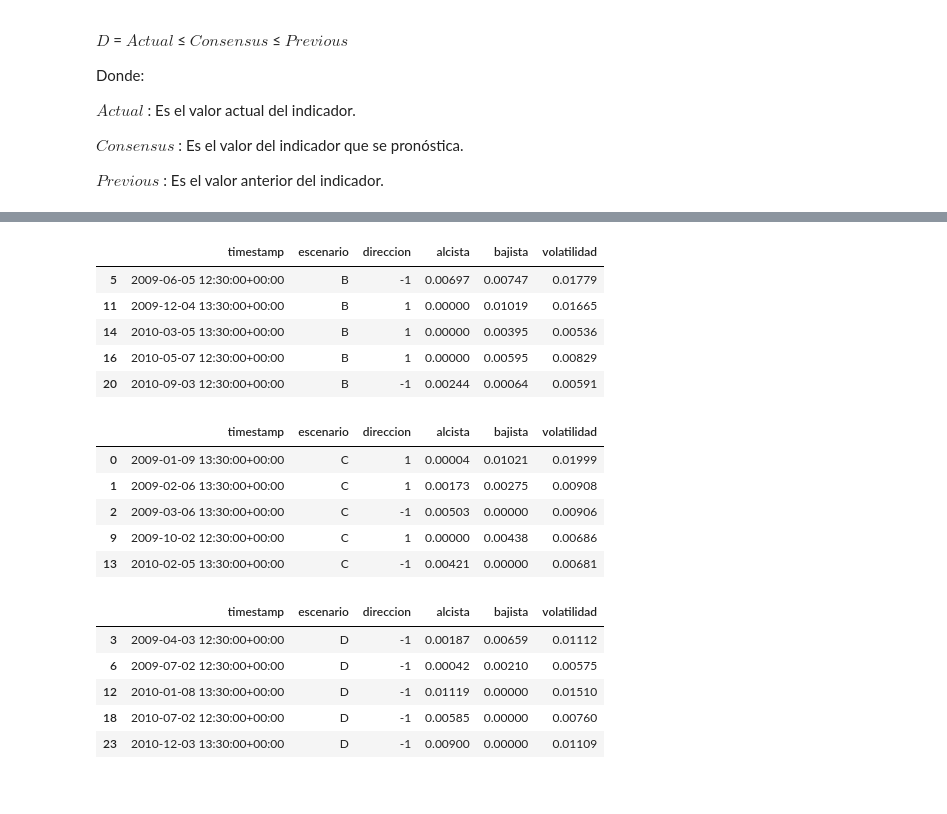
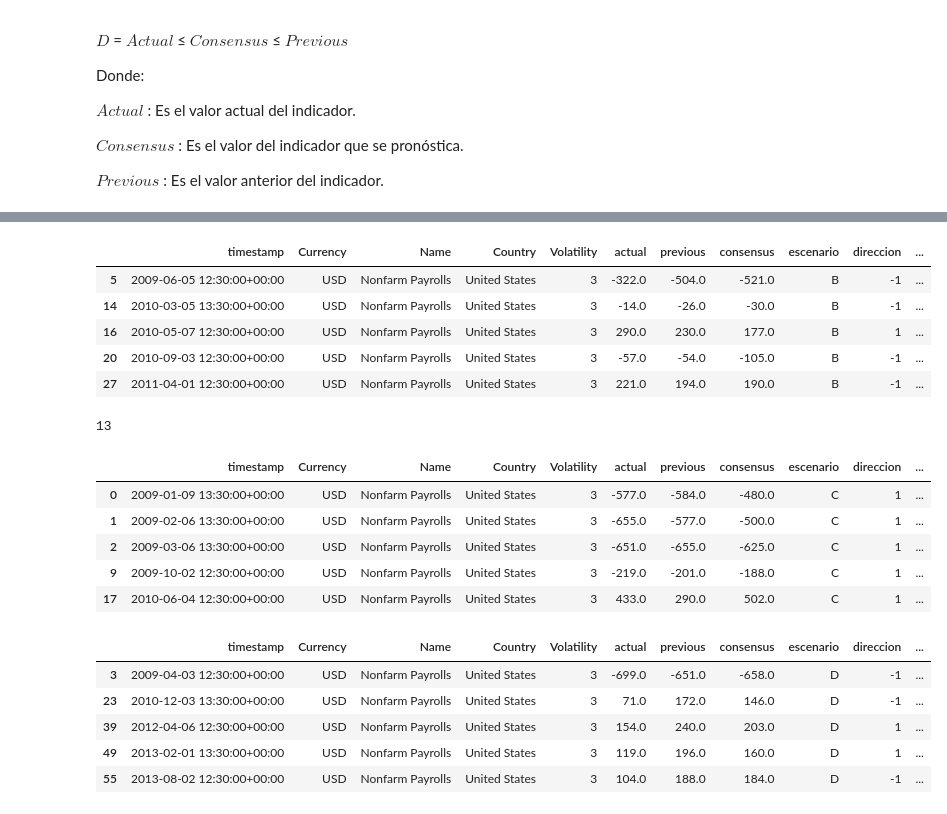
Before and after one commit to jocelynmedel/MyST_ProyectoFinal, a Jupyter notebook: ProyectoFinal-MAJ.ipynb, the cells around one changed output, grey strips where cells are left out. Cells and saved outputs as stored; diff of their text form; code cells hidden in the pictures.

```diff
--- a/ProyectoFinal-MAJ.ipynb
+++ b/ProyectoFinal-MAJ.ipynb
@@ -19,6 +19,7 @@ Diseñar una estrategia de trading con base a la reacción del precio ante el co
 # %%
 #Importar librerias
 import pandas as pd
+pd.options.display.max_rows = None
 import math
 import pandas as pd
 import numpy as np
@@ -57,6 +58,7 @@ Nonfarm = data.loc[data["Name"] == "Nonfarm Payrolls"].reset_index(drop=True) #R
 Nonfarm.consensus.fillna(Nonfarm.previous, inplace=True) #Formar Dataframe
 Nonfarm["timestamp"] = pd.to_datetime(Nonfarm["timestamp"])
 Nonfarm["timestamp"] = Nonfarm["timestamp"].dt.tz_localize('GMT')
+Nonfarm= Nonfarm.reset_index(drop= True)
 # %% [markdown]
 ### Escenarios del indicador
 
@@ -164,24 +146,27 @@ Nonfarmper
 # %%
 def escenarios(x,y,z):
     dire = lambda x: 1 if x.iloc[int(len(x)/2)]["close"] <= x.iloc[int(len(x)/2)]["open"]  else -1
-    alc = lambda x: x.iloc[int(len(x)/2):,1].max()-x.iloc[int(len(x)/2),1]
-    baj = lambda x: x.iloc[int(len(x)/2),1] - x.iloc[int(len(x)/2):,1].min()
+    alc = lambda x: (x.iloc[int(len(x)/2):,1].max()-x.iloc[int(len(x)/2),1])*10000
+    baj = lambda x: (x.iloc[int(len(x)/2),1] - x.iloc[int(len(x)/2):,1].min())*10000
     vol = lambda x: x["high"].max() - x["low"].min()
 
     direccion = [dire(i.reset_index(drop=True)) for i in y]
     alcista = [alc(i.reset_index(drop=True)) for i in y]
     bajista = [baj(i.reset_index(drop=True)) for i in y]
     volatilidad = [vol(i) for i in y]
+
     x = x[x["timestamp"].isin(z)]
     x["direccion"] = direccion
     x["alcista"] = alcista
     x["bajista"] = bajista
     x["volatilidad"] = volatilidad
 
+
+
     return x
 # %%
-df_escenarios = escenarios(Nonfarm,Nonfarmper,Nonfarmt)
-df_escenarios= df_escenarios[["timestamp","escenario","direccion","alcista", "bajista", "volatilidad"]]
+df = escenarios(Nonfarm,Nonfarmper,Nonfarmt)
+df_escenarios= df[["timestamp","escenario","direccion","alcista", "bajista", "volatilidad" ]].reset_index(drop= True)
 df_escenarios.head()
 # %% [output]
 |  | timestamp | escenario | direccion | alcista | bajista | volatilidad |
@@ -215,22 +209,31 @@ kl
 # %%
-B = df_escenarios.loc[:,"escenario"] == 'B'
-df_B = df_escenarios.loc[B]
+B = df.loc[:,"escenario"] == 'B'
+df_B = df.loc[B]
 df_B.head()
 # %% [output]
-|  | timestamp | escenario | direccion | alcista | bajista | volatilidad |
-| 5 | 2009-06-05 12:30:00+00:00 | B | -1 | 0.00697 | 0.00747 | 0.01779 |
-| 11 | 2009-12-04 13:30:00+00:00 | B | 1 | 0.00000 | 0.01019 | 0.01665 |
-| 14 | 2010-03-05 13:30:00+00:00 | B | 1 | 0.00000 | 0.00395 | 0.00536 |
-| 16 | 2010-05-07 12:30:00+00:00 | B | 1 | 0.00000 | 0.00595 | 0.00829 |
-| 20 | 2010-09-03 12:30:00+00:00 | B | -1 | 0.00244 | 0.00064 | 0.00591 |
+|  | timestamp | Currency | Name | Country | Volatility | actual | previous | consensus | escenario | direccion | ... |
+| 5 | 2009-06-05 12:30:00+00:00 | USD | Nonfarm Payrolls | United States | 3 | -322.0 | -504.0 | -521.0 | B | -1 | ... |
+| 14 | 2010-03-05 13:30:00+00:00 | USD | Nonfarm Payrolls | United States | 3 | -14.0 | -26.0 | -30.0 | B | -1 | ... |
+| 16 | 2010-05-07 12:30:00+00:00 | USD | Nonfarm Payrolls | United States | 3 | 290.0 | 230.0 | 177.0 | B | 1 | ... |
+| 20 | 2010-09-03 12:30:00+00:00 | USD | Nonfarm Payrolls | United States | 3 | -57.0 | -54.0 | -105.0 | B | -1 | ... |
+| 27 | 2011-04-01 12:30:00+00:00 | USD | Nonfarm Payrolls | United States | 3 | 221.0 | 194.0 | 190.0 | B | -1 | ... |
+# %%
+b=list(df_B["direccion"]).count(1)
+promalc_B_m= (df_B["alcista"].min())*1.15
+promalc_B_M= (df_B["alcista"].max())*.85
+prombaj_B_m= (df_B["bajista"].min())*1.15
+prombaj_B_M= (df_B["bajista"].max())*.85
+b
+# %% [output]
+13
 # %%
-C = df_escenarios.loc[:,"escenario"] == 'C'
-df_C = df_escenarios.loc[C]
+C = df.loc[:,"escenario"] == 'C'
+df_C = df.loc[C]
 df_C.head()
 # %% [output]
-|  | timestamp | escenario | direccion | alcista | bajista | volatilidad |
-| 0 | 2009-01-09 13:30:00+00:00 | C | 1 | 0.00004 | 0.01021 | 0.01999 |
-| 1 | 2009-02-06 13:30:00+00:00 | C | 1 | 0.00173 | 0.00275 | 0.00908 |
-| 2 | 2009-03-06 13:30:00+00:00 | C | -1 | 0.00503 | 0.00000 | 0.00906 |
-| 9 | 2009-10-02 12:30:00+00:00 | C | 1 | 0.00000 | 0.00438 | 0.00686 |
-| 13 | 2010-02-05 13:30:00+00:00 | C | -1 | 0.00421 | 0.00000 | 0.00681 |
+|  | timestamp | Currency | Name | Country | Volatility | actual | previous | consensus | escenario | direccion | ... |
+| 0 | 2009-01-09 13:30:00+00:00 | USD | Nonfarm Payrolls | United States | 3 | -577.0 | -584.0 | -480.0 | C | 1 | ... |
+| 1 | 2009-02-06 13:30:00+00:00 | USD | Nonfarm Payrolls | United States | 3 | -655.0 | -577.0 | -500.0 | C | 1 | ... |
+| 2 | 2009-03-06 13:30:00+00:00 | USD | Nonfarm Payrolls | United States | 3 | -651.0 | -655.0 | -625.0 | C | 1 | ... |
+| 9 | 2009-10-02 12:30:00+00:00 | USD | Nonfarm Payrolls | United States | 3 | -219.0 | -201.0 | -188.0 | C | 1 | ... |
+| 17 | 2010-06-04 12:30:00+00:00 | USD | Nonfarm Payrolls | United States | 3 | 433.0 | 290.0 | 502.0 | C | 1 | ... |
@@ -237,11 +246,11 @@ df_C.head()
 # %%
-D = df_escenarios.loc[:,"escenario"] == 'D'
-df_D = df_escenarios.loc[D]
+D = df.loc[:,"escenario"] == 'D'
+df_D = df.loc[D]
 df_D.head()
 # %% [output]
-|  | timestamp | escenario | direccion | alcista | bajista | volatilidad |
-| 3 | 2009-04-03 12:30:00+00:00 | D | -1 | 0.00187 | 0.00659 | 0.01112 |
-| 6 | 2009-07-02 12:30:00+00:00 | D | -1 | 0.00042 | 0.00210 | 0.00575 |
-| 12 | 2010-01-08 13:30:00+00:00 | D | -1 | 0.01119 | 0.00000 | 0.01510 |
-| 18 | 2010-07-02 12:30:00+00:00 | D | -1 | 0.00585 | 0.00000 | 0.00760 |
-| 23 | 2010-12-03 13:30:00+00:00 | D | -1 | 0.00900 | 0.00000 | 0.01109 |
+|  | timestamp | Currency | Name | Country | Volatility | actual | previous | consensus | escenario | direccion | ... |
+| 3 | 2009-04-03 12:30:00+00:00 | USD | Nonfarm Payrolls | United States | 3 | -699.0 | -651.0 | -658.0 | D | -1 | ... |
+| 23 | 2010-12-03 13:30:00+00:00 | USD | Nonfarm Payrolls | United States | 3 | 71.0 | 172.0 | 146.0 | D | -1 | ... |
+| 39 | 2012-04-06 12:30:00+00:00 | USD | Nonfarm Payrolls | United States | 3 | 154.0 | 240.0 | 203.0 | D | 1 | ... |
+| 49 | 2013-02-01 13:30:00+00:00 | USD | Nonfarm Payrolls | United States | 3 | 119.0 | 196.0 | 160.0 | D | 1 | ... |
+| 55 | 2013-08-02 12:30:00+00:00 | USD | Nonfarm Payrolls | United States | 3 | 104.0 | 188.0 | 184.0 | D | -1 | ... |
```
Also changed, not shown: parts of 23 cells of this notebook, 3 other files.
